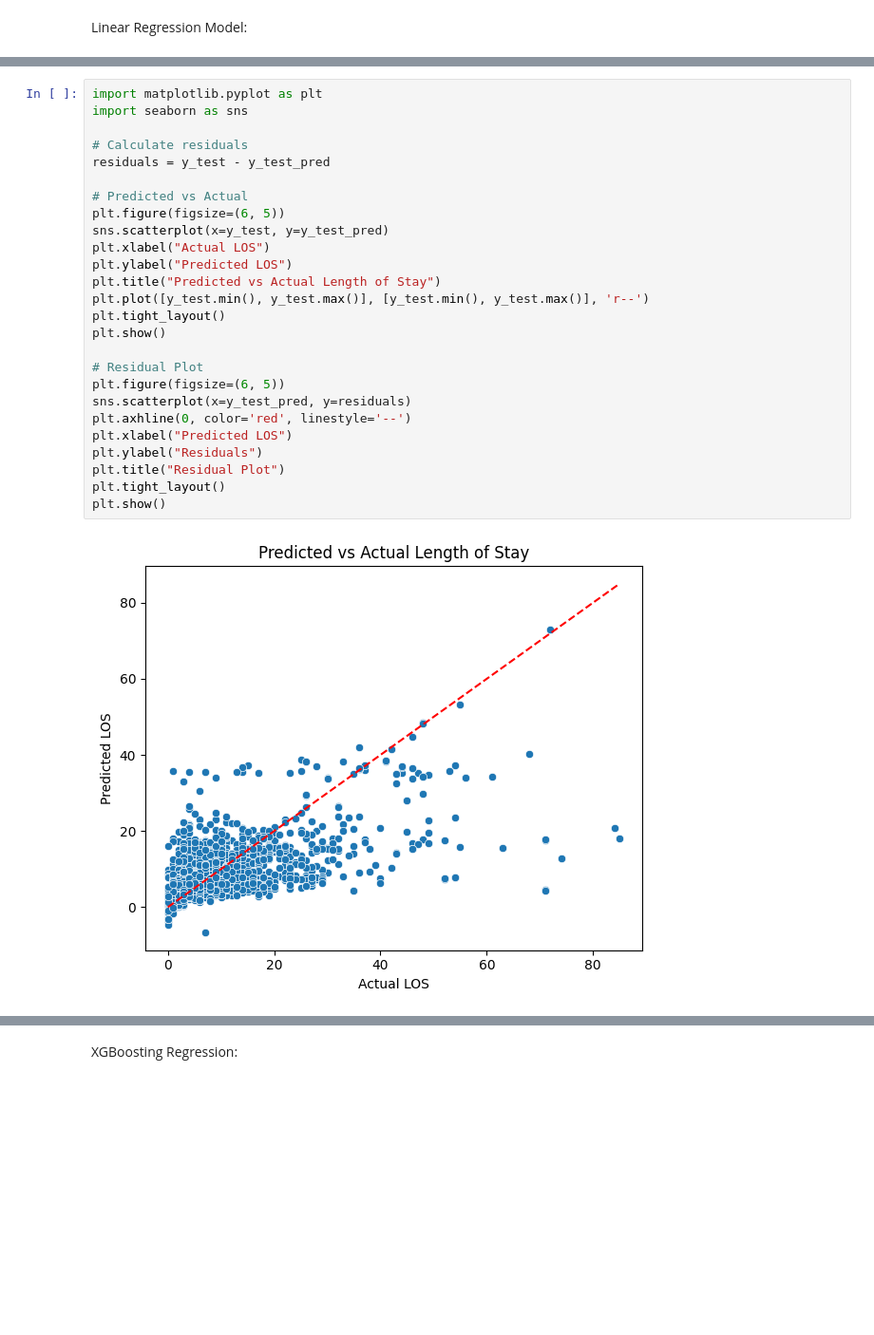
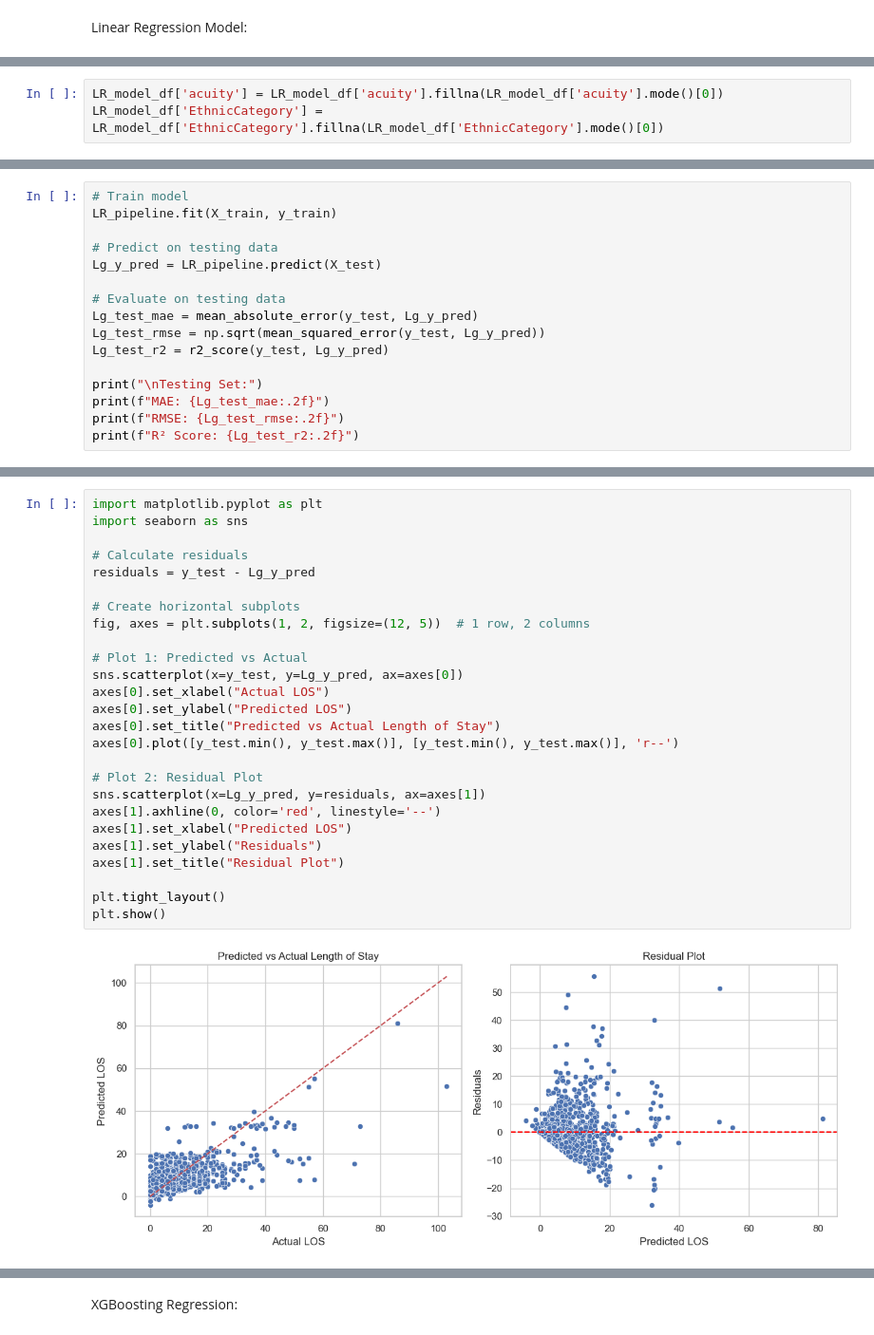
Before and after one commit to jawad-iqbal99/patient_length_of_stay, a Jupyter notebook: notebooks/LOS_EMERG.ipynb, the cells around one changed output, grey strips where cells are left out. Shown at 95% size. Saved outputs shown, nothing was run; the diff lists cells and outputs as text; blank space fills up the shorter version.

```diff
--- a/notebooks/LOS_EMERG.ipynb
+++ b/notebooks/LOS_EMERG.ipynb
@@ -316,2 +328,5 @@ Linear Regression Model:
+# %%
+LR_model_df['acuity'] = LR_model_df['acuity'].fillna(LR_model_df['acuity'].mode()[0])
+LR_model_df['EthnicCategory'] = LR_model_df['EthnicCategory'].fillna(LR_model_df['EthnicCategory'].mode()[0])
 # %%
 import numpy as np
@@ -398,0 +382,16 @@ R² Score: 0.42
+# %%
+# Train model
+LR_pipeline.fit(X_train, y_train)
+
+# Predict on testing data
+Lg_y_pred = LR_pipeline.predict(X_test)
+
+# Evaluate on testing data
+Lg_test_mae = mean_absolute_error(y_test, Lg_y_pred)
+Lg_test_rmse = np.sqrt(mean_squared_error(y_test, Lg_y_pred))
+Lg_test_r2 = r2_score(y_test, Lg_y_pred)
+
+print("\nTesting Set:")
+print(f"MAE: {Lg_test_mae:.2f}")
+print(f"RMSE: {Lg_test_rmse:.2f}")
+print(f"R² Score: {Lg_test_r2:.2f}")
@@ -399,28 +415,28 @@ R² Score: 0.42
 # %%
 import matplotlib.pyplot as plt
 import seaborn as sns
 
 # Calculate residuals
-residuals = y_test - y_test_pred
+residuals = y_test - Lg_y_pred
 
-# Predicted vs Actual
-plt.figure(figsize=(6, 5))
-sns.scatterplot(x=y_test, y=y_test_pred)
-plt.xlabel("Actual LOS")
-plt.ylabel("Predicted LOS")
-plt.title("Predicted vs Actual Length of Stay")
-plt.plot([y_test.min(), y_test.max()], [y_test.min(), y_test.max()], 'r--')
+# Create horizontal subplots
+fig, axes = plt.subplots(1, 2, figsize=(12, 5))  # 1 row, 2 columns
+
+# Plot 1: Predicted vs Actual
+sns.scatterplot(x=y_test, y=Lg_y_pred, ax=axes[0])
+axes[0].set_xlabel("Actual LOS")
+axes[0].set_ylabel("Predicted LOS")
+axes[0].set_title("Predicted vs Actual Length of Stay")
+axes[0].plot([y_test.min(), y_test.max()], [y_test.min(), y_test.max()], 'r--')
+
+# Plot 2: Residual Plot
+sns.scatterplot(x=Lg_y_pred, y=residuals, ax=axes[1])
+axes[1].axhline(0, color='red', linestyle='--')
+axes[1].set_xlabel("Predicted LOS")
+axes[1].set_ylabel("Residuals")
+axes[1].set_title("Residual Plot")
+
 plt.tight_layout()
 plt.show()
-
-# Residual Plot
-plt.figure(figsize=(6, 5))
-sns.scatterplot(x=y_test_pred, y=residuals)
-plt.axhline(0, color='red', linestyle='--')
-plt.xlabel("Predicted LOS")
-plt.ylabel("Residuals")
-plt.title("Residual Plot")
-plt.tight_layout()
-plt.show()
 # %% [output]
-[figure, old version]
+[figure, new version]
```
Also changed, not shown: parts of 88 cells of this notebook, 27 other files.
